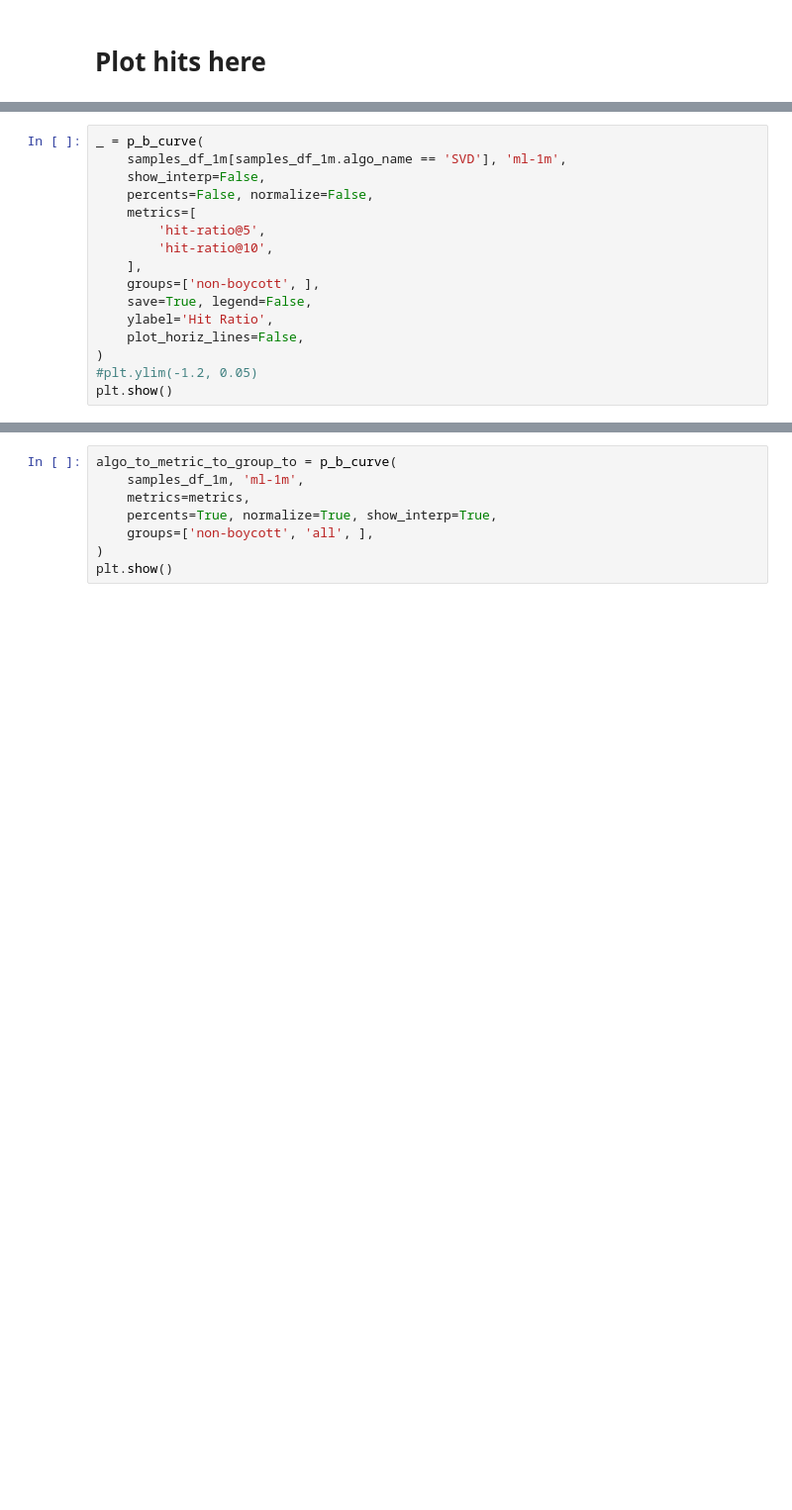
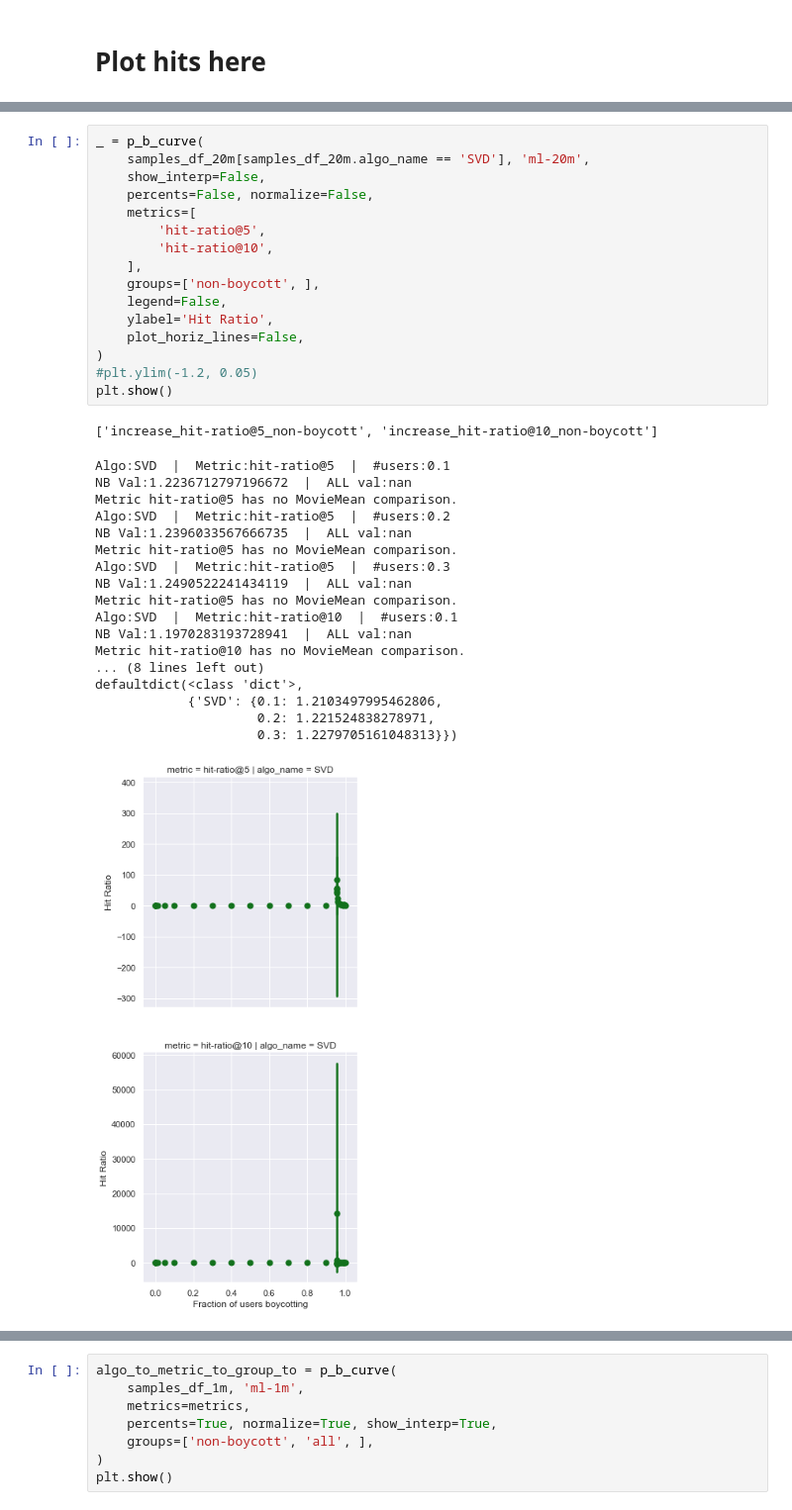
Before and after one commit to nickmvincent/surprise_sandbox, a Jupyter notebook: data_boycotts_and_strikes.ipynb, the cells around one changed output, grey strips where cells are left out. Shown at 99% size. Drawn from its saved outputs; the diff is of its cells as text; blank space fills up the shorter version.

```diff
--- a/data_boycotts_and_strikes.ipynb
+++ b/data_boycotts_and_strikes.ipynb
@@ -884,16 +949,36 @@ TypeError: p_b_curve() got an unexpected keyword argument 'save'
 # %%
 _ = p_b_curve(
-    samples_df_1m[samples_df_1m.algo_name == 'SVD'], 'ml-1m',
+    samples_df_20m[samples_df_20m.algo_name == 'SVD'], 'ml-20m',
     show_interp=False,
     percents=False, normalize=False,
     metrics=[
         'hit-ratio@5',
         'hit-ratio@10',
     ],
     groups=['non-boycott', ],
-    save=True, legend=False,
+    legend=False,
     ylabel='Hit Ratio',
     plot_horiz_lines=False,
 )
 #plt.ylim(-1.2, 0.05)
 plt.show()
+# %% [output]
+['increase_hit-ratio@5_non-boycott', 'increase_hit-ratio@10_non-boycott']
+Algo:SVD  |  Metric:hit-ratio@5  |  #users:0.1
+NB Val:1.2236712797196672  |  ALL val:nan
+Metric hit-ratio@5 has no MovieMean comparison.
+Algo:SVD  |  Metric:hit-ratio@5  |  #users:0.2
+NB Val:1.2396033567666735  |  ALL val:nan
+Metric hit-ratio@5 has no MovieMean comparison.
+Algo:SVD  |  Metric:hit-ratio@5  |  #users:0.3
+NB Val:1.2490522241434119  |  ALL val:nan
+Metric hit-ratio@5 has no MovieMean comparison.
+Algo:SVD  |  Metric:hit-ratio@10  |  #users:0.1
+NB Val:1.1970283193728941  |  ALL val:nan
+Metric hit-ratio@10 has no MovieMean comparison.
+... (8 lines left out)
+defaultdict(<class 'dict'>,
+            {'SVD': {0.1: 1.2103497995462806,
+                     0.2: 1.221524838278971,
+                     0.3: 1.2279705161048313}})
+[figure, added]
```
Also changed, not shown: parts of 16 cells of this notebook, 5 other files.
